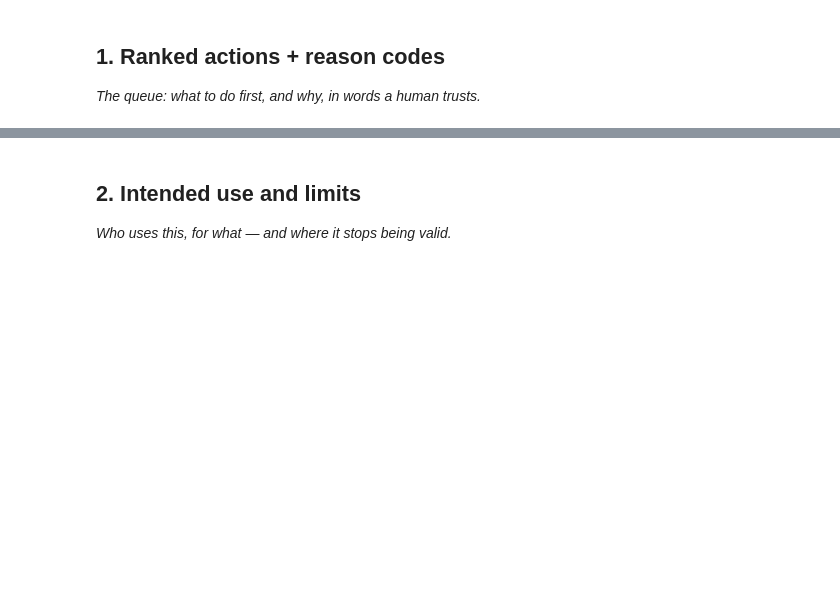
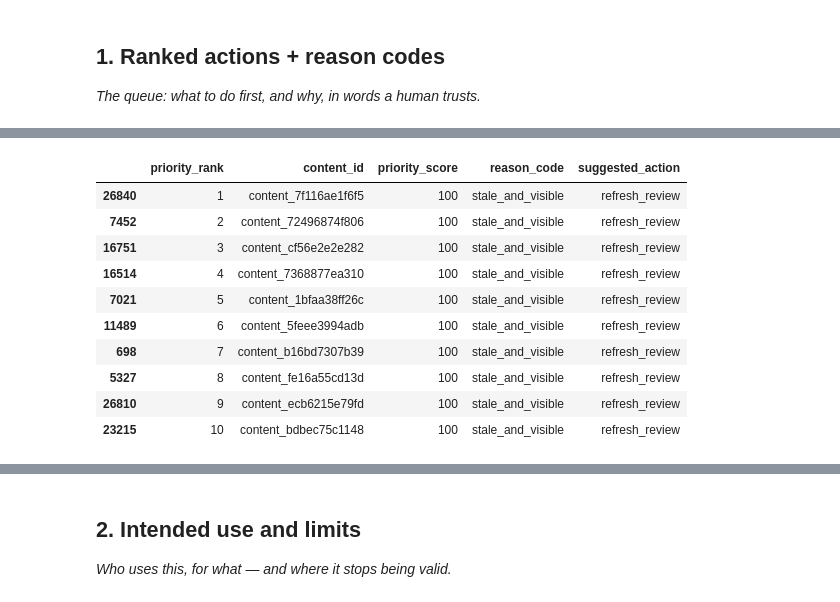
Before and after one commit to sahanabytes/machine-learning-portfolio, a Jupyter notebook: work/notebooks/w07_action_playbook.ipynb, the cells around one changed output, grey strips where cells are left out. Cells and saved outputs as stored; diff of their text form; code cells hidden in the pictures; blank space fills up the shorter version.

```diff
--- a/work/notebooks/w07_action_playbook.ipynb
+++ b/work/notebooks/w07_action_playbook.ipynb
@@ -15,0 +27,75 @@ This skeleton is yours to fill. Work the sections **in order** — each one has
+# %%
+import pandas as pd
+import numpy as np
+from pathlib import Path
+
+# Load the starter dataset
+data_path = Path("data/raw/content_refresh_anonymized.csv")
+df = pd.read_csv(data_path)
+
+# Check the dataset
+print("Dataset shape:", df.shape)
+print("Number of clients:", df["client_id"].nunique())
+print("Columns:", df.columns.tolist())
+# Week 4 baseline scoring rule
+df["stale_flag"] = df["days_since_last_update"] >= 180
+df["visible_flag"] = df["impressions_90d"] >= 500
+
+# Give 50 points for each condition
+df["priority_score"] = (
+    df["stale_flag"].astype(int) * 50
+    + df["visible_flag"].astype(int) * 50
+)
+
+# Assign an understandable reason code
+conditions = [
+    df["stale_flag"] & df["visible_flag"],
+    df["stale_flag"] & ~df["visible_flag"],
+    ~df["stale_flag"] & df["visible_flag"]
+]
+
+reason_codes = [
+    "stale_and_visible",
+    "stale_only",
+    "visible_only"
+]
+
+df["reason_code"] = np.select(
+    conditions,
+    reason_codes,
+    default="monitor"
+)
+
+# Map each reason code to a suggested human action
+action_map = {
+    "stale_and_visible": "refresh_review",
+    "stale_only": "monitor_staleness",
+    "visible_only": "monitor_visibility",
+    "monitor": "routine_monitoring"
+}
+
+df["suggested_action"] = df["reason_code"].map(action_map)
+
+# Rank pages by baseline score
+ranked_queue = df.sort_values(
+    by=["priority_score", "days_since_last_update", "impressions_90d"],
+    ascending=[False, False, False]
+).copy()
+
+ranked_queue["priority_rank"] = range(1, len(ranked_queue) + 1)
+
+# Display the queue summary
+print("Reason code counts:")
+print(ranked_queue["reason_code"].value_counts())
+
+print("\nPriority score counts:")
+print(ranked_queue["priority_score"].value_counts())
+
+print("\nTop 10 ranked actions:")
+display(
+    ranked_queue[
+        ["priority_rank", "content_id", "priority_score",
+         "reason_code", "suggested_action"]
+    ].head(10)
+)
+# %% [output]
@@ -15,0 +121,11 @@ This skeleton is yours to fill. Work the sections **in order** — each one has
+|  | priority_rank | content_id | priority_score | reason_code | suggested_action |
+| 26840 | 1 | content_7f116ae1f6f5 | 100 | stale_and_visible | refresh_review |
+| 7452 | 2 | content_72496874f806 | 100 | stale_and_visible | refresh_review |
+| 16751 | 3 | content_cf56e2e2e282 | 100 | stale_and_visible | refresh_review |
+| 16514 | 4 | content_7368877ea310 | 100 | stale_and_visible | refresh_review |
+| 7021 | 5 | content_1bfaa38ff26c | 100 | stale_and_visible | refresh_review |
+| 11489 | 6 | content_5feee3994adb | 100 | stale_and_visible | refresh_review |
+| 698 | 7 | content_b16bd7307b39 | 100 | stale_and_visible | refresh_review |
+| 5327 | 8 | content_fe16a55cd13d | 100 | stale_and_visible | refresh_review |
+| 26810 | 9 | content_ecb6215e79fd | 100 | stale_and_visible | refresh_review |
+| 23215 | 10 | content_bdbec75c1148 | 100 | stale_and_visible | refresh_review |
```
Also changed, not shown: parts of 18 cells of this notebook.
